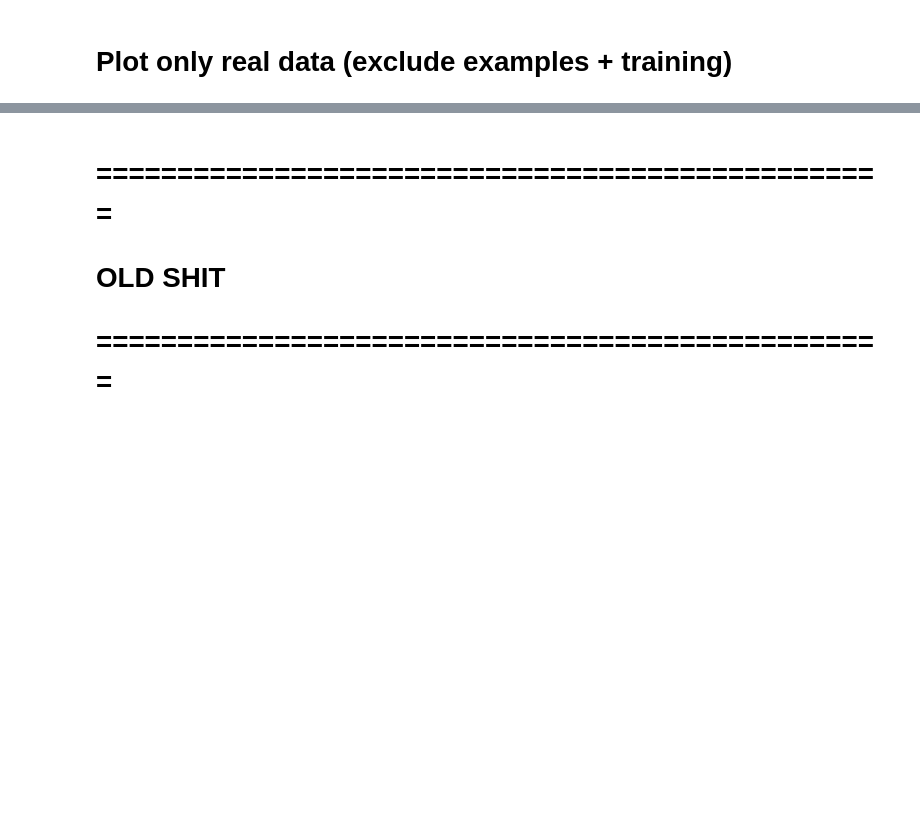
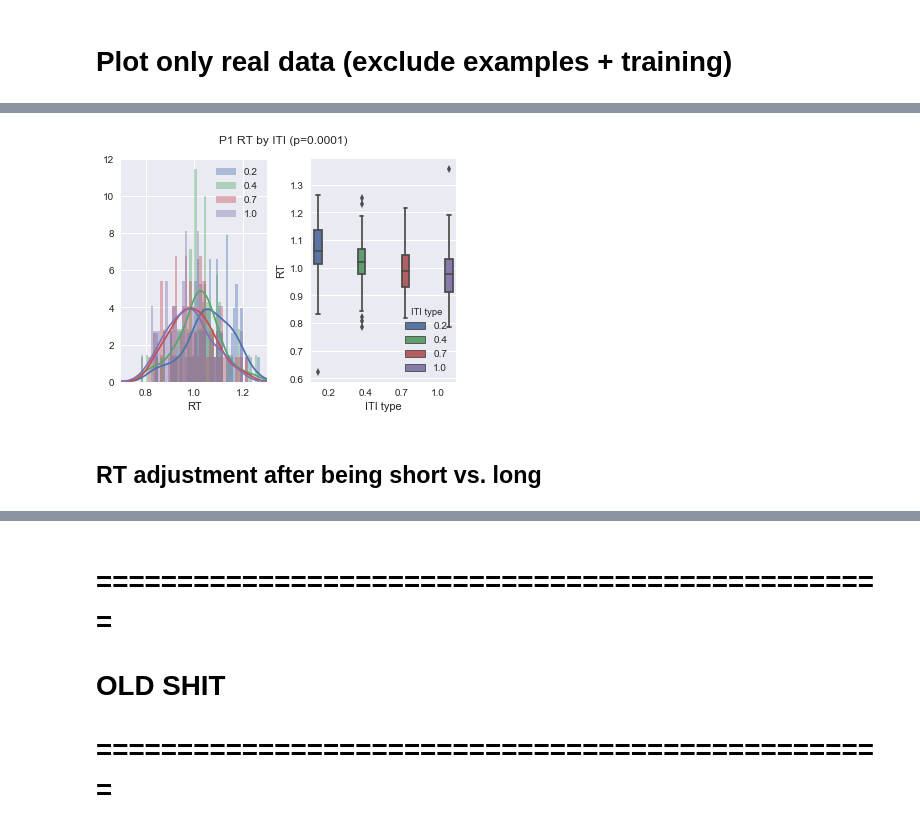
Before and after one commit to hoycw/asymmetric_RPE_paper, a Jupyter notebook: BHV01_prelim_analysis.ipynb, the cells around one changed output, grey strips where cells are left out. Saved outputs shown, nothing was run; the diff lists cells and outputs as text; code cells hidden in the pictures; blank space fills up the shorter version.

```diff
--- a/BHV01_prelim_analysis.ipynb
+++ b/BHV01_prelim_analysis.ipynb
@@ -172,0 +212,23 @@ plt.savefig(results_dir+'BHV/RTs/'+SBJ+'_RT_hist'+fig_type)
+# %%
+f, axes = plt.subplots(1,2)
+
+# RT Histogram
+rt_bins = np.arange(0.7,1.3,0.01)
+for iti in itis:
+    sns.distplot(data['RT'].loc[data['ITI type'] == iti],bins=rt_bins,label=str(round(iti,2)),ax=axes[0])
+axes[0].legend() # can also get the figure from plt.gcf()
+axes[0].set_xlim(min(rt_bins),max(rt_bins))
+
+# Factor Plot
+sns.boxplot(data=data,x='ITI type',y='RT',hue='ITI type',ax=axes[1])
+
+# Add overall title
+plt.subplots_adjust(top=0.9,wspace=0.3)
+f.suptitle(SBJ+' RT by ITI (p='+str(round(iti_p,4))+')') # can also get the figure from plt.gcf()
+
+# Save plot
+plt.savefig(results_dir+'BHV/RTs/hist_ITI/'+SBJ+'_RT_ITI_hist_box'+fig_type)
+# %% [output]
+[figure, added]
+# %% [markdown]
+## RT adjustment after being short vs. long
```
Also changed, not shown: parts of 25 cells of this notebook, 3 other files.
